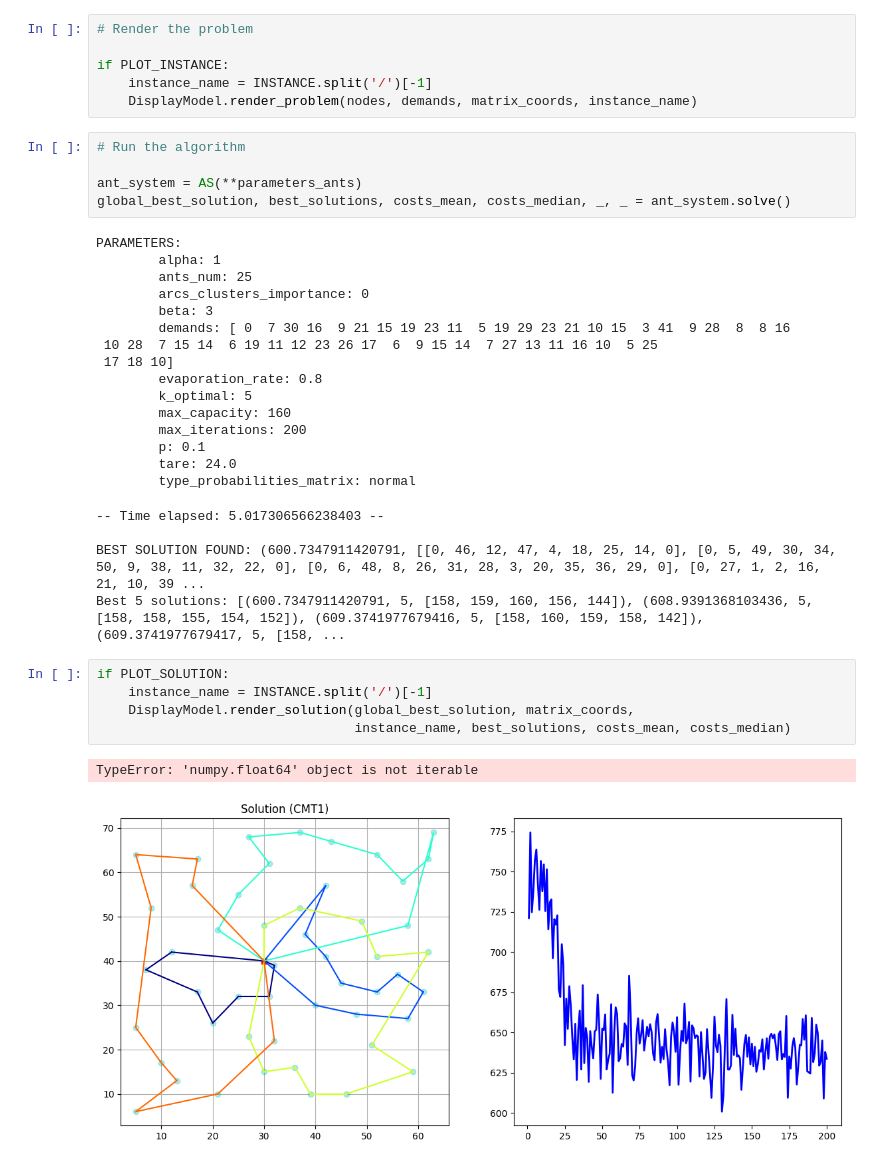
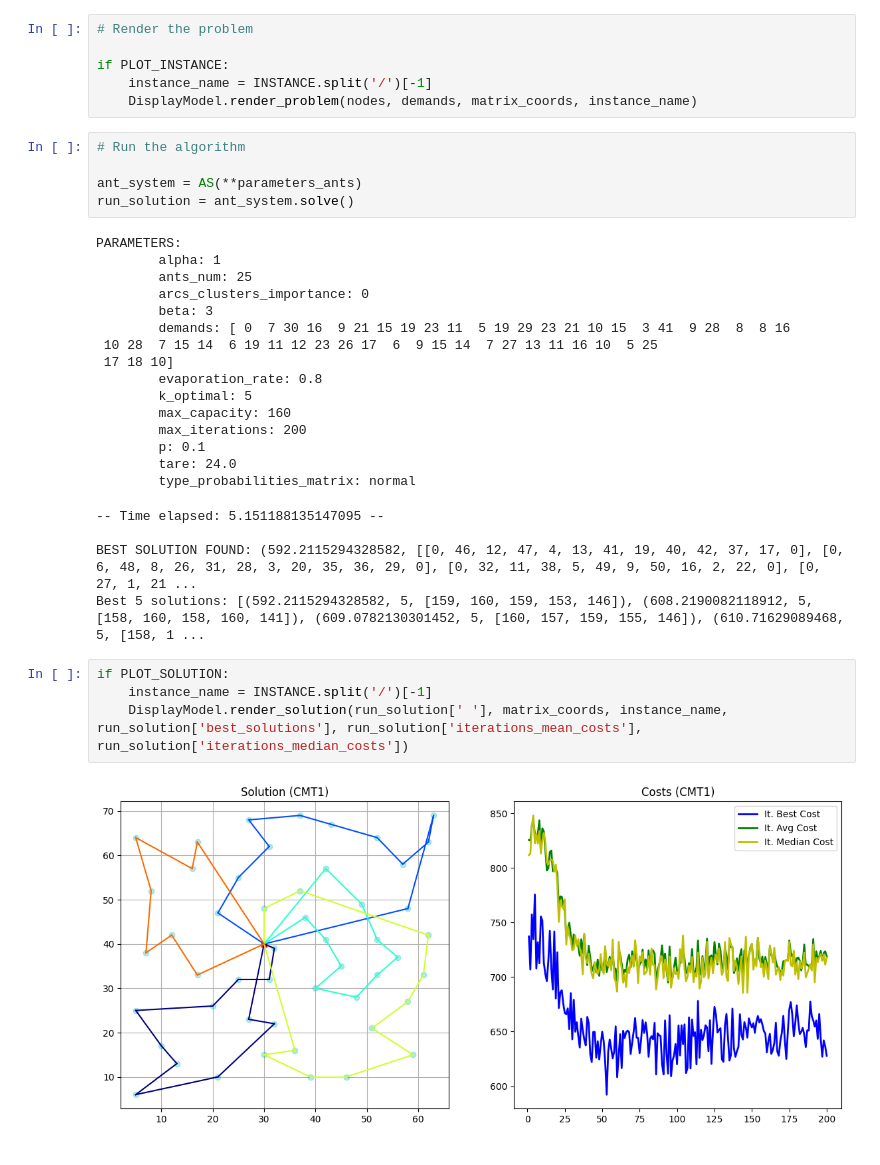
Before and after one commit to nicosnow-cl/improved-bwacs, a Jupyter notebook: examples/jupyter/main_as.ipynb, the cells around one changed output. Drawn from its saved outputs; the diff is of its cells as text.

Commit message:
feature: ant system developed

```diff
--- a/examples/jupyter/main_as.ipynb
+++ b/examples/jupyter/main_as.ipynb
@@ -119,7 +119,7 @@ if PLOT_INSTANCE:
 # Run the algorithm
 
 ant_system = AS(**parameters_ants)
-global_best_solution, best_solutions, costs_mean, costs_median, _, _ = ant_system.solve()
+run_solution = ant_system.solve()
 # %% [output]
 PARAMETERS:
         alpha: 1
@@ -136,15 +136,13 @@ PARAMETERS:
         p: 0.1
         tare: 24.0
         type_probabilities_matrix: normal
--- Time elapsed: 5.017306566238403 --
+-- Time elapsed: 5.151188135147095 --
 
-BEST SOLUTION FOUND: (600.7347911420791, [[0, 46, 12, 47, 4, 18, 25, 14, 0], [0, 5, 49, 30, 34, 50, 9, 38, 11, 32, 22, 0], [0, 6, 48, 8, 26, 31, 28, 3, 20, 35, 36, 29, 0], [0, 27, 1, 2, 16, 21, 10, 39 ...
-Best 5 solutions: [(600.7347911420791, 5, [158, 159, 160, 156, 144]), (608.9391368103436, 5, [158, 158, 155, 154, 152]), (609.3741977679416, 5, [158, 160, 159, 158, 142]), (609.3741977679417, 5, [158, ...
+BEST SOLUTION FOUND: (592.2115294328582, [[0, 46, 12, 47, 4, 13, 41, 19, 40, 42, 37, 17, 0], [0, 6, 48, 8, 26, 31, 28, 3, 20, 35, 36, 29, 0], [0, 32, 11, 38, 5, 49, 9, 50, 16, 2, 22, 0], [0, 27, 1, 21 ...
+Best 5 solutions: [(592.2115294328582, 5, [159, 160, 159, 153, 146]), (608.2190082118912, 5, [158, 160, 158, 160, 141]), (609.0782130301452, 5, [160, 157, 159, 155, 146]), (610.71629089468, 5, [158, 1 ...
 # %%
 if PLOT_SOLUTION:
     instance_name = INSTANCE.split('/')[-1]
-    DisplayModel.render_solution(global_best_solution, matrix_coords,
-                                 instance_name, best_solutions, costs_mean, costs_median)
+    DisplayModel.render_solution(run_solution[' '], matrix_coords, instance_name, run_solution['best_solutions'], run_solution['iterations_mean_costs'], run_solution['iterations_median_costs'])
 # %% [output]
-TypeError: 'numpy.float64' object is not iterable
-[figure, old version]
+[figure, new version]
```
Also changed, not shown: 7 other files.
